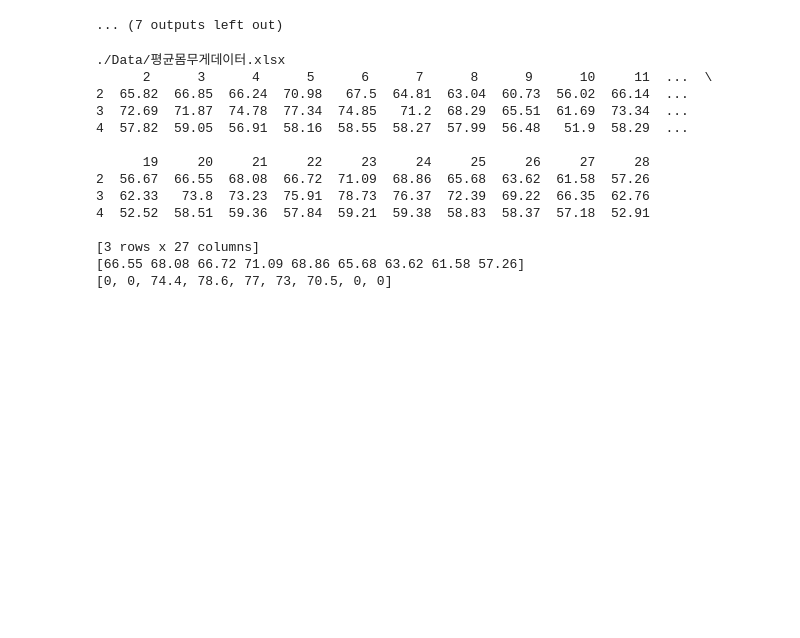
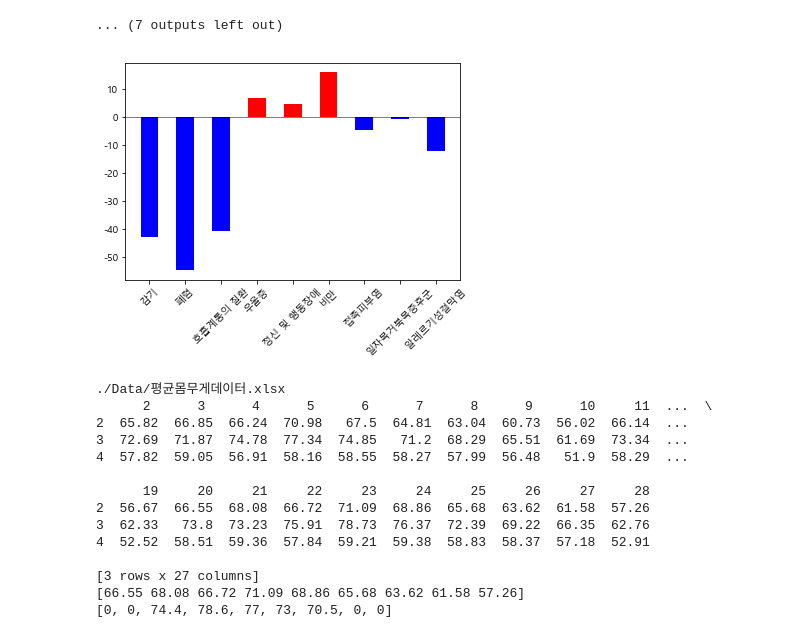
Before and after one commit to gayoungee/22-1_DataAnalysis, a Jupyter notebook: baseAnalysis.ipynb, the cells around one changed output. Cells and saved outputs as stored; diff of their text form; code cells hidden in the pictures; blank space fills up the shorter version.

```diff
--- a/baseAnalysis.ipynb
+++ b/baseAnalysis.ipynb
@@ -267,6 +267,41 @@ for a in datasetNames :
 정신 및 행동장애질병의 코로나 전후 환자수 증감률: 4%
 [figure]
 ... (7 outputs left out)
+# %%
+'''
+질병별 코로나 전, 후의 수치 증감 막대 그래프, 증감률
+한 막대 그래프에 모음
+2019년과 2020년 비교 (2021년 데이터는 9월까지밖에 없음)
+'''
+plt.rcParams['axes.unicode_minus'] = False
+variance_list=[]
+
+for a in datasetNames :
+    temp=patientData[a].values[:,:]
+    temp2=temp[0]
+    sumYear=sum(temp2[0:12]) #2019 1년동안 환자수 합 (코로나 이전)
+    sumYear2=sum(temp2[12:24]) #2020
+    sumYear3=sum(temp2[24:33]) #2021
+
+    variance=(sumYear2-sumYear)/sumYear*100 #2019년, 2020년 비교
+    variance_list.append(variance )
+
+x=np.arange(9)
+labels=datasetNames
+values=variance_list
+
+for i in range(0,9):
+    if values[i]>0:
+        plt.bar(i,values[i],width=0.5,color='red')
+    else:
+        plt.bar(i,values[i],width=0.5,color='blue')
+
+#plt.bar(x,values,width=0.5, color='red')
+plt.xticks(x,labels,rotation=45)
+plt.axhline(y=0,color='black',linewidth=0.5)
+plt.show()
+# %% [output]
+[figure, added]
 # %%
 '''
 평균 몸무게 데이터
```
Also changed, not shown: parts of 2 cells of this notebook.
